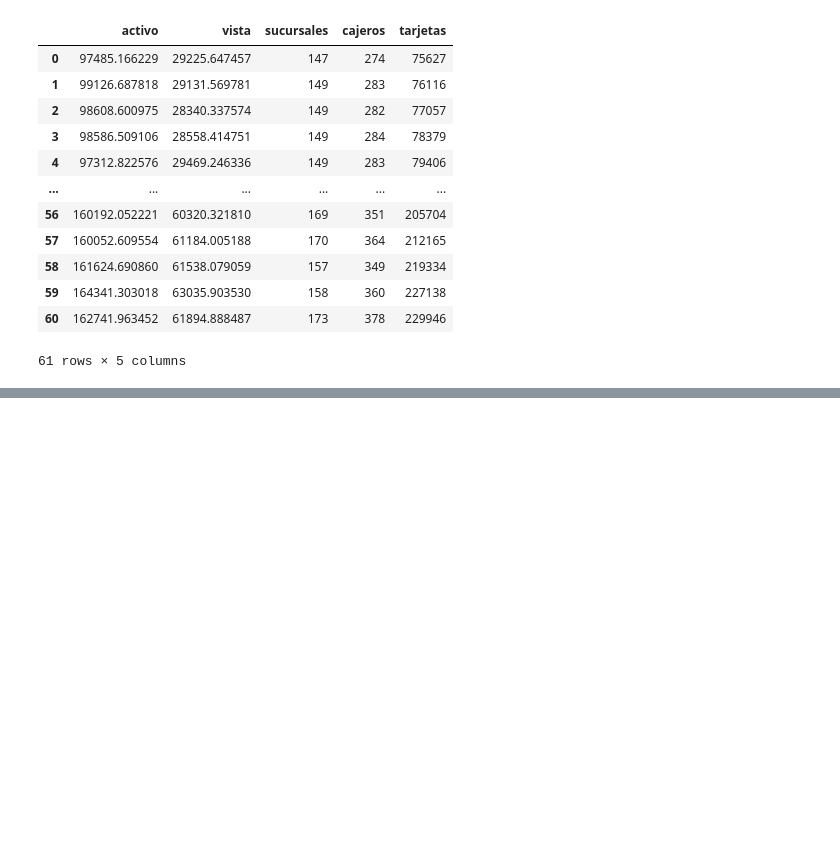
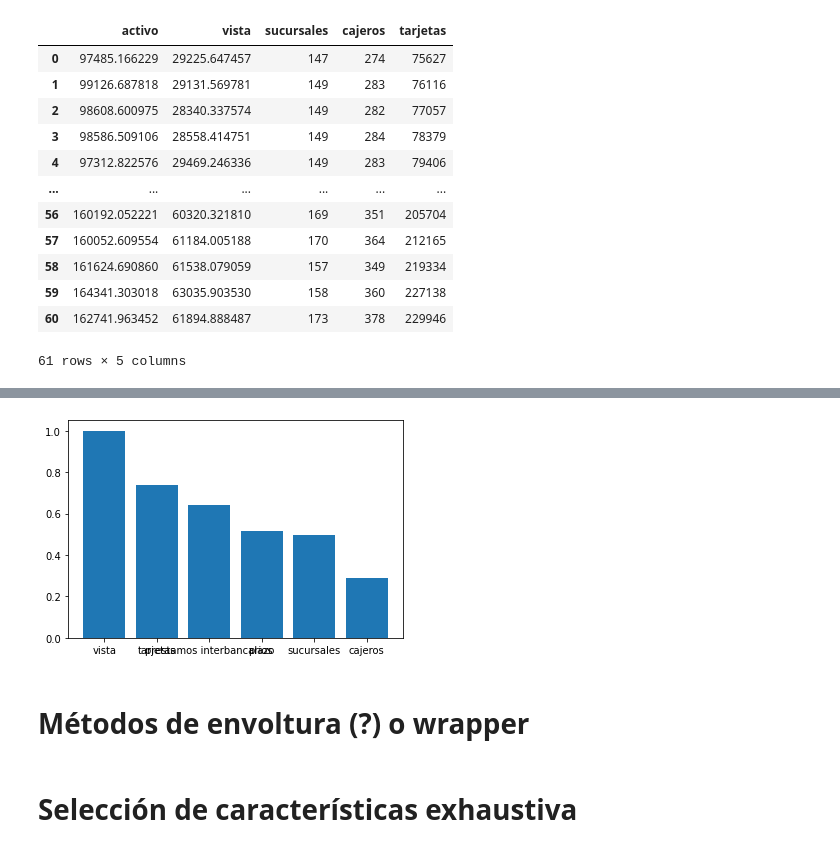
Before and after one commit to CristobalSVM/Aprendizaje-Autom-tico, a Jupyter notebook: Tarea_4.ipynb, the cells around one changed output, grey strips where cells are left out. Drawn from its saved outputs; the diff is of its cells as text; code cells hidden in the pictures; blank space fills up the shorter version.

```diff
--- a/Tarea_4.ipynb
+++ b/Tarea_4.ipynb
@@ -130,0 +231,16 @@ df_nuevo
+# %%
+scaled = scaler.fit_transform(df_f)
+df_f_scaled = pd.DataFrame(scaled, columns = df_f.columns)
+df_f_scaled.set_index(df_f.index, inplace = True)
+df_f_scaled['norm_mean'] = df_f_scaled.mean(axis = 1)
+df_f_scaled.sort_values('norm_mean', ascending = False, inplace = True)
+
+plt.figure()
+plt.bar(df_f_scaled.index, df_f_scaled.mean(axis = 1))
+plt.show()
+# %% [output]
+[figure, added]
+# %% [markdown]
+# Métodos de envoltura (?) o wrapper
+# %% [markdown]
+# Selección de características exhaustiva
```
Also changed, not shown: parts of 44 cells of this notebook.
